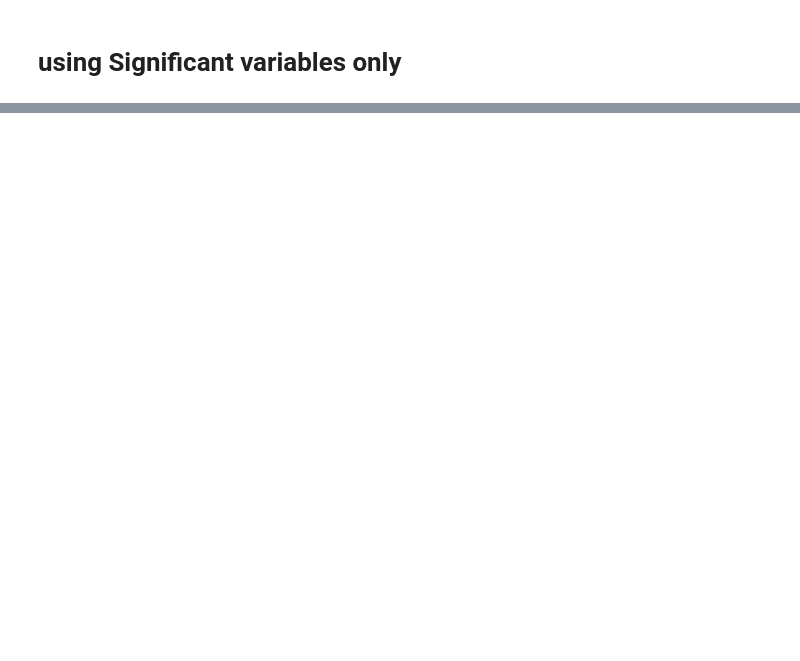
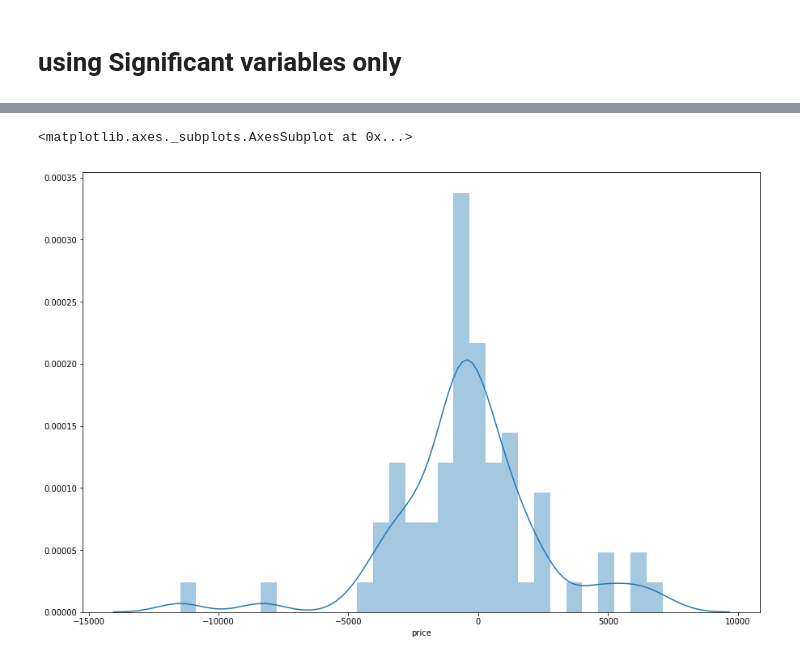
Before and after one commit to omal19/Automobile-Price-Predictor, a Jupyter notebook: poly.ipynb, the cells around one changed output, grey strips where cells are left out. Saved outputs shown, nothing was run; the diff lists cells and outputs as text; code cells hidden in the pictures; blank space fills up the shorter version.

```diff
--- a/poly.ipynb
+++ b/poly.ipynb
@@ -133,6 +304,9 @@ y_test.head()
 # %%
 plt.figure(figsize = (15,10))
-sns.distplot(y_test-prediction,bins=100)
+sns.distplot(y_test-prediction,bins=30)
+# %% [output]
+<matplotlib.axes._subplots.AxesSubplot at 0x...>
+[figure, added]
 # %%
 from sklearn import metrics
 # %%
```
Also changed, not shown: parts of 39 cells of this notebook.
